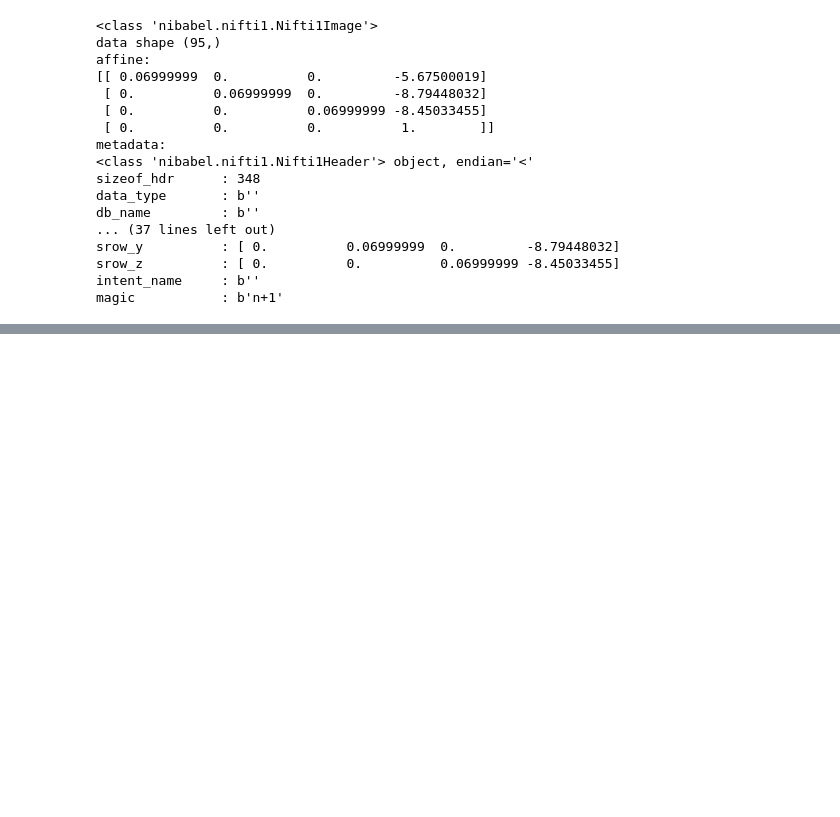
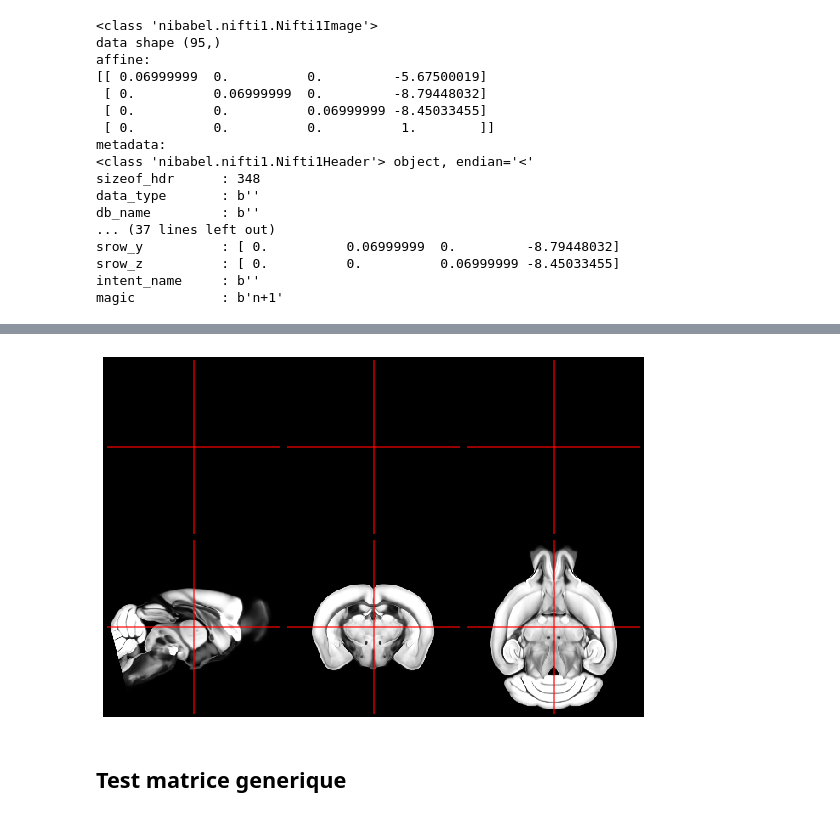
Before and after one commit to linum-uqam/m2m, a Jupyter notebook: examples/notebooks/antspyx_tuto.ipynb, the cells around one changed output, grey strips where cells are left out. Saved outputs shown, nothing was run; the diff lists cells and outputs as text; code cells hidden in the pictures; blank space fills up the shorter version.

```diff
--- a/examples/notebooks/antspyx_tuto.ipynb
+++ b/examples/notebooks/antspyx_tuto.ipynb
@@ -739,0 +773,4 @@ magic           : b'n+1'
+# %%
+wmv.plot_ortho_double(ants.from_nibabel(fixed))
+# %% [output]
+[figure, added]
@@ -739,0 +783,2 @@ magic           : b'n+1'
+# %% [markdown]
+## Test matrice generique
```
Also changed, not shown: parts of 41 cells of this notebook, 3 other files.
